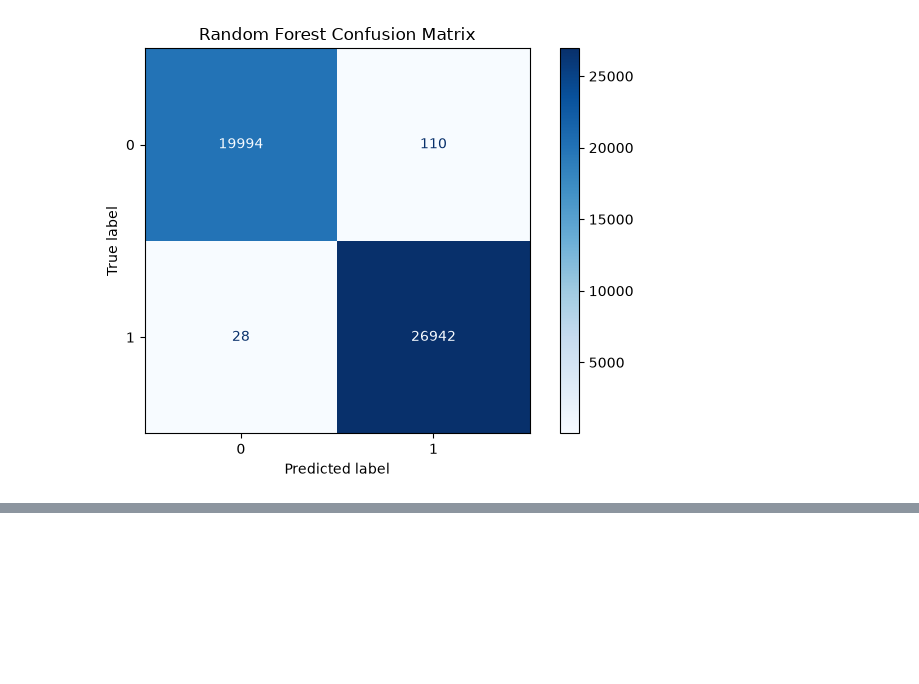
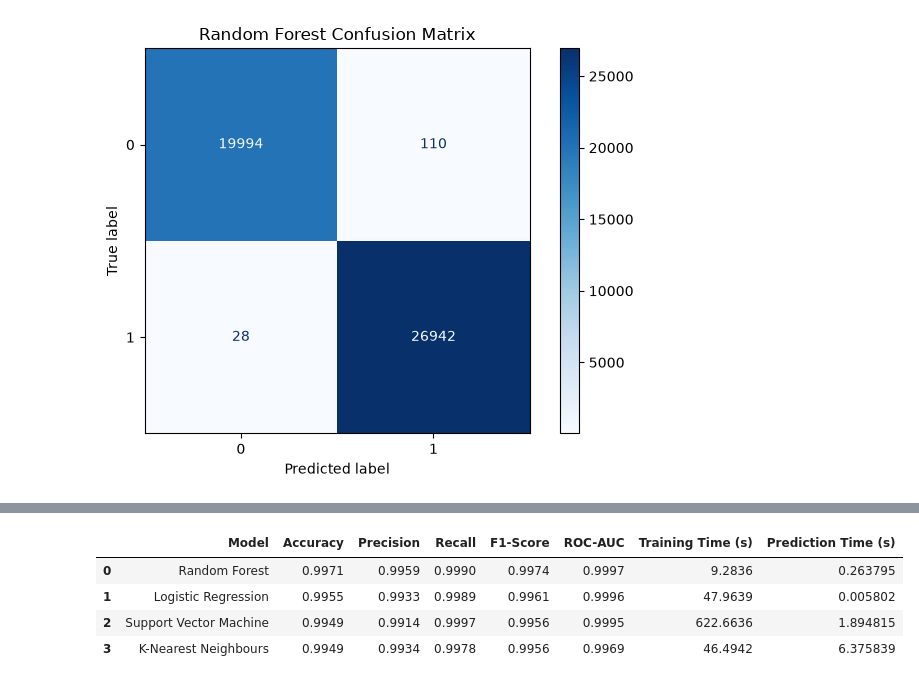
Before and after one commit to ajay-nagpal/Phishing-URL-detector, a Jupyter notebook: phishing_url_detector.ipynb, the cells around one changed output, grey strips where cells are left out. Saved outputs shown, nothing was run; the diff lists cells and outputs as text; code cells hidden in the pictures; blank space fills up the shorter version.

```diff
--- a/phishing_url_detector.ipynb
+++ b/phishing_url_detector.ipynb
@@ -3524,0 +3833,31 @@ Overall, the Random Forest produced the strongest predictive performance among t
+# %%
+# Sort the comparison table from the
+# best-performing model to the lowest-
+# performing model.
+
+final_comparison_sorted = (
+    final_comparison
+    .sort_values(
+        by=[
+            "Accuracy",
+            "F1-Score",
+            "ROC-AUC"
+        ],
+        ascending=False
+    )
+    .reset_index(
+        drop=True
+    )
+)
+
+# Display the sorted comparison table.
+
+display(
+    final_comparison_sorted
+)
+# %% [output]
+|  | Model | Accuracy | Precision | Recall | F1-Score | ROC-AUC | Training Time (s) | Prediction Time (s) |
+| 0 | Random Forest | 0.9971 | 0.9959 | 0.9990 | 0.9974 | 0.9997 | 9.2836 | 0.263795 |
+| 1 | Logistic Regression | 0.9955 | 0.9933 | 0.9989 | 0.9961 | 0.9996 | 47.9639 | 0.005802 |
+| 2 | Support Vector Machine | 0.9949 | 0.9914 | 0.9997 | 0.9956 | 0.9995 | 622.6636 | 1.894815 |
+| 3 | K-Nearest Neighbours | 0.9949 | 0.9934 | 0.9978 | 0.9956 | 0.9969 | 46.4942 | 6.375839 |
```
Also changed, not shown: parts of 11 cells of this notebook, 1 other file.
